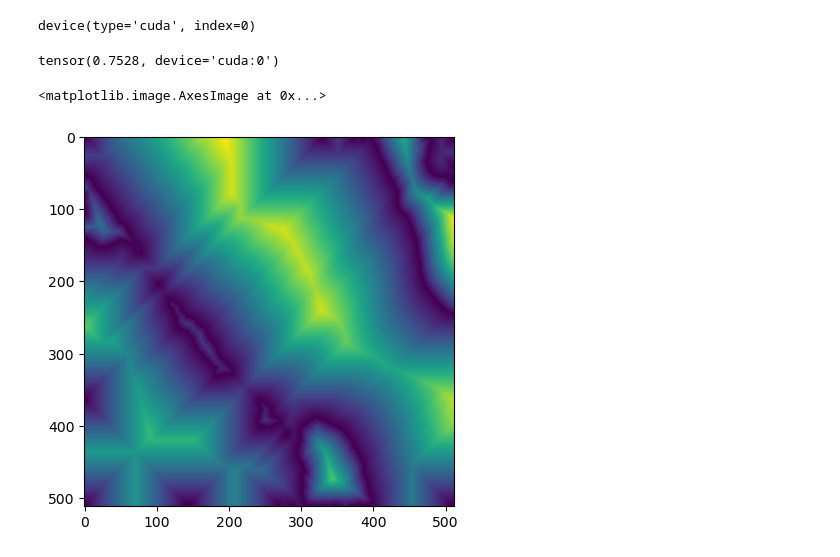
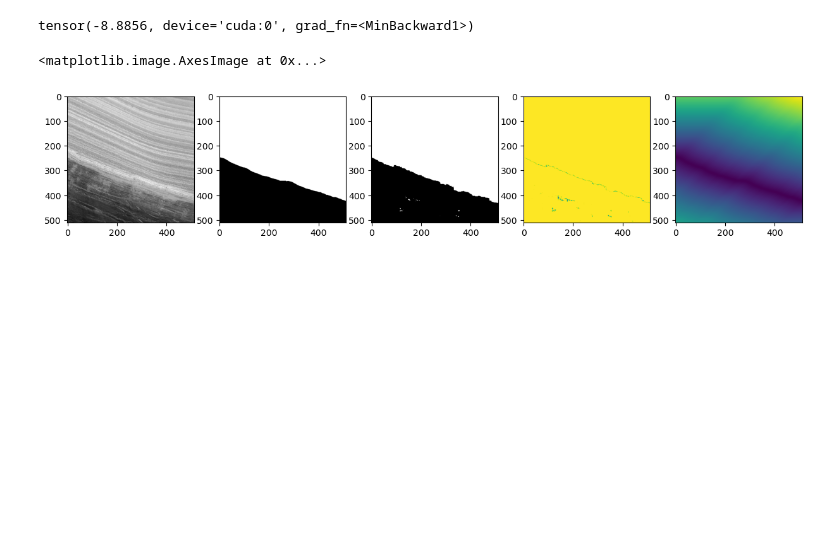
Before and after one commit to ZipZaap/MobaNet, a Jupyter notebook: notebooks/train.ipynb, the cells around one changed output. Saved outputs shown, nothing was run; the diff lists cells and outputs as text; code cells hidden in the pictures; blank space fills up the shorter version.

```diff
--- a/notebooks/train.ipynb
+++ b/notebooks/train.ipynb
@@ -97,4 +104,0 @@ KeyboardInterrupt:
-# %%
-nan_pred_mask.device
-# %% [output]
-device(type='cuda', index=0)
@@ -115,13 +105,20 @@ HD95 = torch.mean(torch.nanquantile(dPdG, 0.95, dim=2))
-# %%
-torch.nanmean(torch.nanquantile(dPdG, 0.95, dim=2))
-# %% [output]
-tensor(0.7528, device='cuda:0')
-# %%
-nan_pred_mask = torch.relu(torch.sign(torch.sigmoid(nan_pred_mask)-0.5))
-nan_pred_sdm = SDF(nan_pred_mask, kernel_size = 7)
-
-plt.imshow(torch.abs(nan_pred_sdm[4][0]).cpu().detach().numpy(), cmap ='viridis')
-# %% [output]
-<matplotlib.image.AxesImage at 0x...>
-[figure, removed]
+# %%
+logits[0][0].min()
+# %% [output]
+tensor(-8.8856, device='cuda:0', grad_fn=<MinBackward1>)
+# %%
+pred_mask = torch.sigmoid(1000*logits)
+pred_sdm = torch.tanh(logits)
+# pred_sdm = SDF(pred_mask)
+# %%
+fig, axs = plt.subplots(1, 5, figsize=(15, 5))
+id = 3
+axs[0].imshow(source[id][0].cpu().detach().numpy(), cmap ='gray')
+axs[1].imshow(gt_mask[id][0].cpu().detach().numpy(), cmap ='gray')
+axs[2].imshow(pred_mask[id][0].cpu().detach().numpy(), cmap ='gray')
+axs[3].imshow(torch.abs(pred_sdm[id][0]).cpu().detach().numpy(), cmap ='viridis')
+axs[4].imshow(torch.abs(gt_sdm[id][0]).cpu().detach().numpy(), cmap ='viridis')
+# %% [output]
+<matplotlib.image.AxesImage at 0x...>
+[figure, added]
 # %%
```
Also changed, not shown: parts of 6 cells of this notebook, 7 other files.
